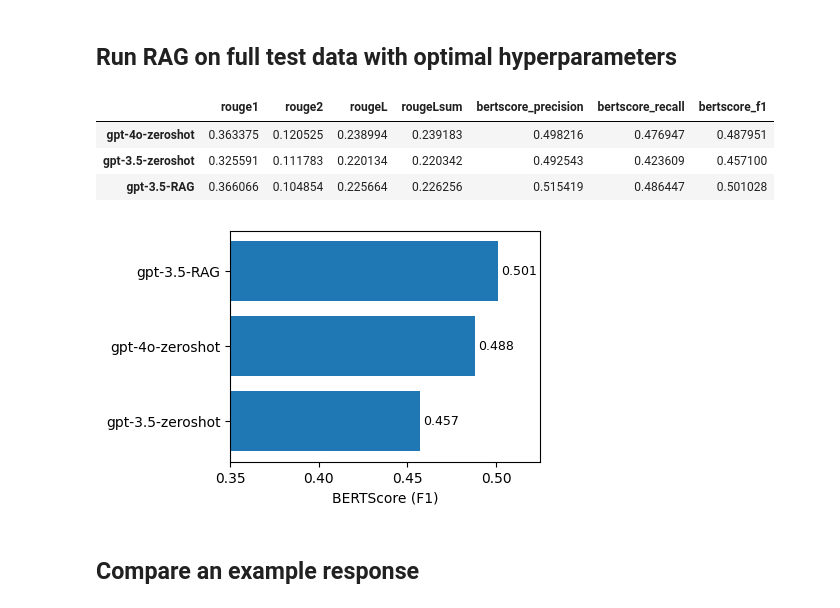
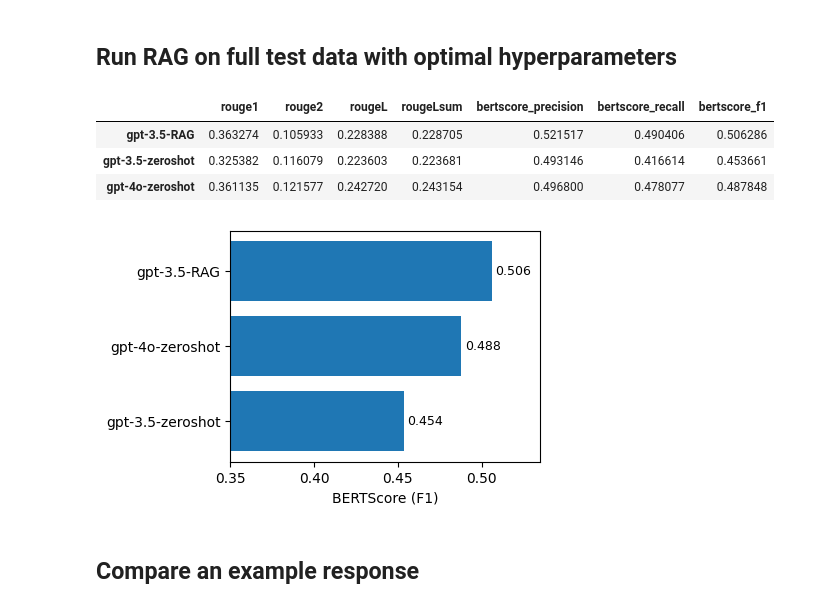
Before and after one commit to jafetgado/RAGADD, a Jupyter notebook: 03_generate_RAG_responses.ipynb, the cells around one changed output. Saved outputs shown, nothing was run; the diff lists cells and outputs as text; code cells hidden in the pictures.

```diff
--- a/03_generate_RAG_responses.ipynb
+++ b/03_generate_RAG_responses.ipynb
@@ -193,7 +193,7 @@ responses = run_zeroshot_prediction(model_name='gpt-3.5-turbo', temperature=0.25
 # Save generated text
 with open("data/responses/test-data/gpt-3.5-test-zeroshot.txt", 'w') as f:
     for item in responses:
-        f.write(item + '\n')
+        f.write(item + '\n\n')
 
 # Compute performance
 results = compute_performance(references=answers, candidates=responses)
@@ -206,7 +206,7 @@ responses = run_zeroshot_prediction(model_name='gpt-4o', temperature=0.25, top_p
 # Save generated text
 with open("data/responses/test-data/gpt-4o-test-zeroshot.txt", 'w') as f:
     for item in responses:
-        f.write(item + '\n')
+        f.write(item + '\n\n')
 
 # Compute performance
 results = compute_performance(references=answers, candidates=responses)
@@ -242,12 +243,12 @@ responses, results = evaluate_rag_model(
     temperature=temperature,
     top_p=top_p
     )
-responses = [item.split('Answer: ')[-1] for item in answers]
+responses = [item.split('Answer: ')[-1] for item in responses]
 
 # Save responses
 with open(f"data/responses/test-data/gpt-3.5-RAG.txt", 'w') as f:
-    for item in answers:
-        f.write(item + '\n')
+    for item in responses:
+        f.write(item + '\n\n')
 
 # Store results
 STORE["gpt-3.5-RAG"] = results
@@ -258,22 +259,22 @@ df = pd.DataFrame(STORE).transpose()
 df
 # %% [output]
 |  | rouge1 | rouge2 | rougeL | rougeLsum | bertscore_precision | bertscore_recall | bertscore_f1 |
-| gpt-4o-zeroshot | 0.363375 | 0.120525 | 0.238994 | 0.239183 | 0.498216 | 0.476947 | 0.487951 |
-| gpt-3.5-zeroshot | 0.325591 | 0.111783 | 0.220134 | 0.220342 | 0.492543 | 0.423609 | 0.457100 |
-| gpt-3.5-RAG | 0.366066 | 0.104854 | 0.225664 | 0.226256 | 0.515419 | 0.486447 | 0.501028 |
+| gpt-3.5-RAG | 0.363274 | 0.105933 | 0.228388 | 0.228705 | 0.521517 | 0.490406 | 0.506286 |
+| gpt-3.5-zeroshot | 0.325382 | 0.116079 | 0.223603 | 0.223681 | 0.493146 | 0.416614 | 0.453661 |
+| gpt-4o-zeroshot | 0.361135 | 0.121577 | 0.242720 | 0.243154 | 0.496800 | 0.478077 | 0.487848 |
 # %%
 # Plot results as bar graph
 dfsel = df.loc[:,'bertscore_f1'].sort_values()
 y = dfsel.values
 plt.figure(figsize=(4,3))
 plt.barh(range(len(y)), y)
 plt.yticks(range(len(y)), dfsel.index);
 plt.xlabel('BERTScore (F1)');
 for i, val in enumerate(y):
     plt.text(val + 0.002, i, f'{val:.3f}', va='center', fontsize=9)
-plt.xlim((0.35,0.525));
+plt.xlim((0.35,0.535));
 # %% [output]
-[figure, old version]
+[figure, new version]
 # %% [markdown]
 ## Compare an example response
 # %%
```
Also changed, not shown: parts of 4 cells of this notebook, 5 other files.
